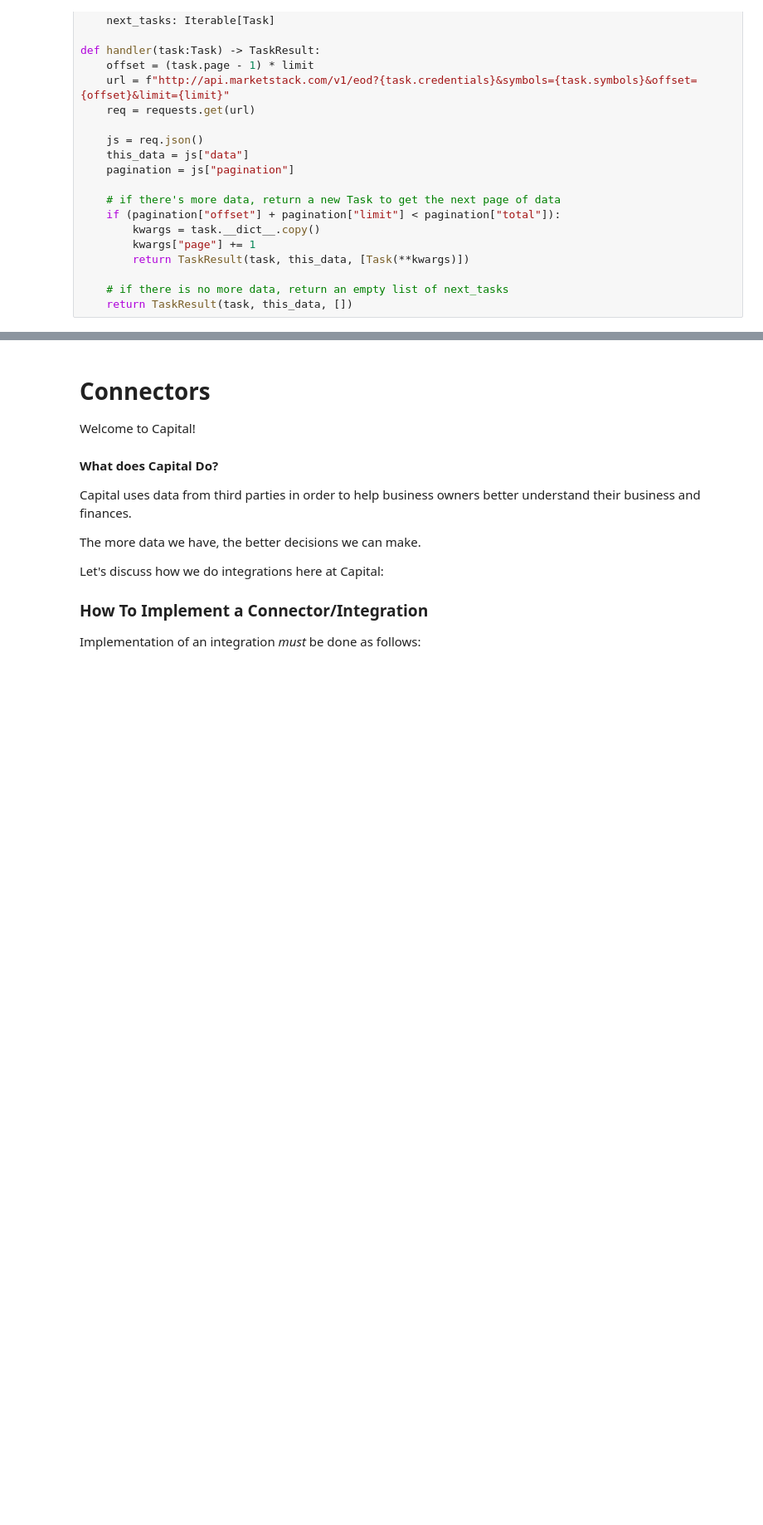
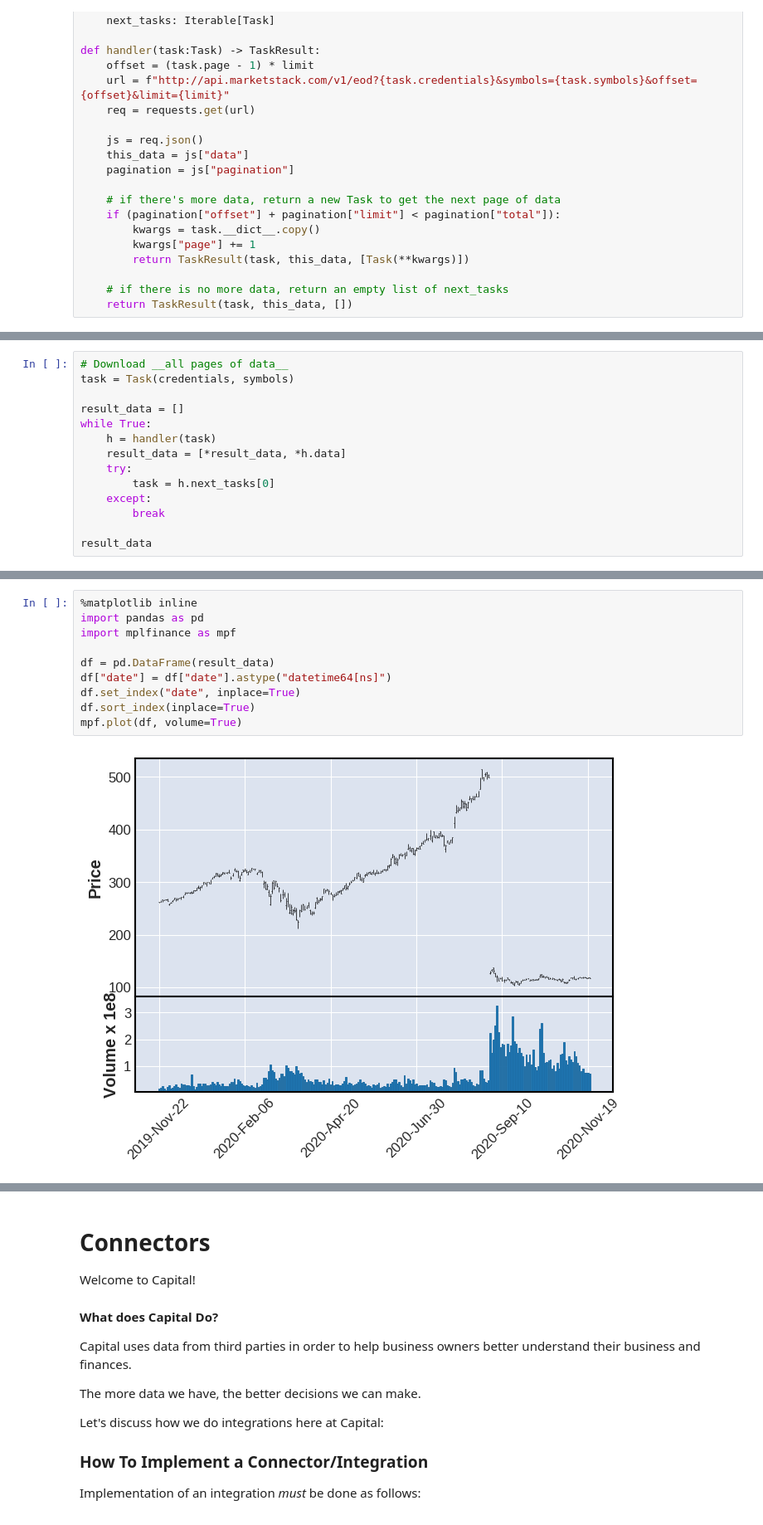
Before and after one commit to alexeib2020/1_implement_a_handler, a Jupyter notebook: 1_solved_a_handler.ipynb, the cells around one changed output, grey strips where cells are left out. Shown at 83% size. Cells and saved outputs as stored; diff of their text form; blank space fills up the shorter version.

```diff
--- a/1_solved_a_handler.ipynb
+++ b/1_solved_a_handler.ipynb
@@ -86,0 +89,14 @@ def handler(task:Task) -> TaskResult:
+# %%
+# Download __all pages of data__
+task = Task(credentials, symbols)
+
+result_data = []
+while True:
+    h = handler(task)
+    result_data = [*result_data, *h.data]
+    try:
+        task = h.next_tasks[0]
+    except:
+        break
+
+result_data
@@ -86,0 +121,12 @@ def handler(task:Task) -> TaskResult:
+# %%
+%matplotlib inline
+import pandas as pd
+import mplfinance as mpf
+
+df = pd.DataFrame(result_data)
+df["date"] = df["date"].astype("datetime64[ns]")
+df.set_index("date", inplace=True)
+df.sort_index(inplace=True)
+mpf.plot(df, volume=True)
+# %% [output]
+[figure, added]
```
Also changed, not shown: parts of 4 cells of this notebook.
